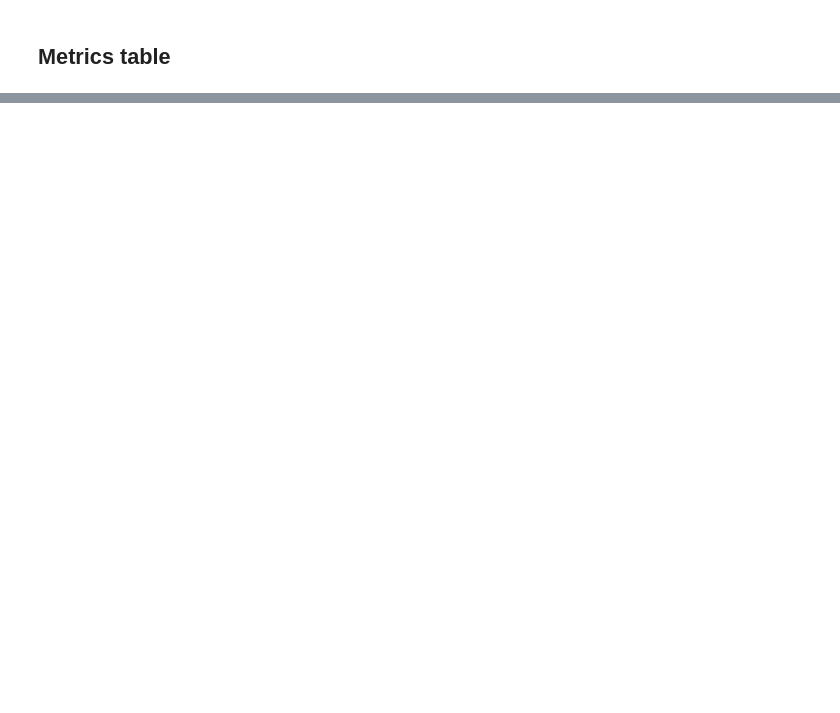
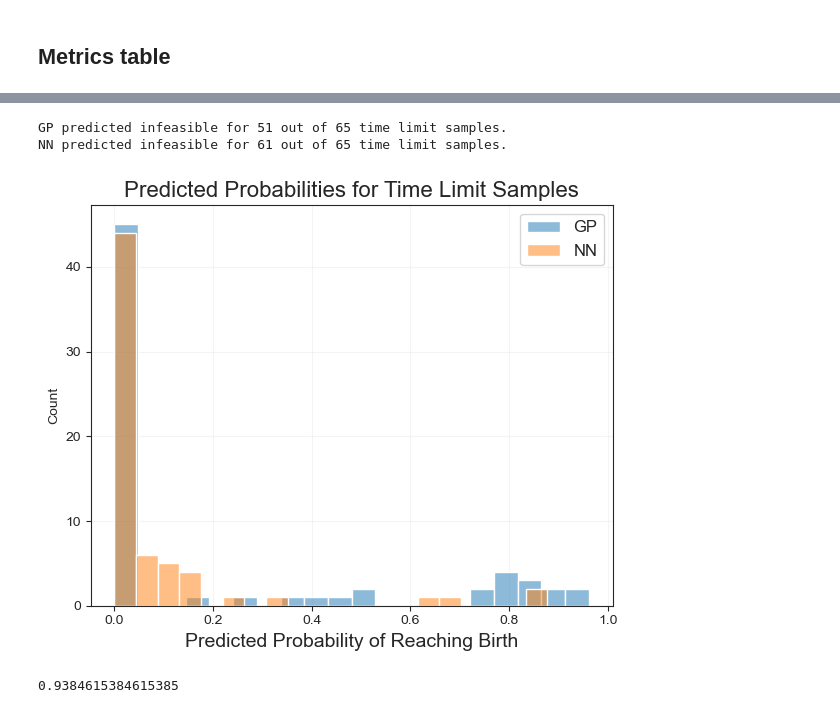
Before and after one commit to diogo-f-oliveira/deb-birth-prediction, a Jupyter notebook: notebooks/Test Set Results.ipynb, the cells around one changed output, grey strips where cells are left out. Saved outputs shown, nothing was run; the diff lists cells and outputs as text; code cells hidden in the pictures; blank space fills up the shorter version.

```diff
--- a/notebooks/Test Set Results.ipynb
+++ b/notebooks/Test Set Results.ipynb
@@ -93,2 +157,7 @@ nn_test_set_preds = torch.round(nn_test_set_probs)
 # %% [markdown]
 # Test set comparison
+# %%
+# Load test set
+data_dir = gp_train_cfg.data_dir
+test_df = pd.read_csv(data_dir / "test.csv")
+test_df
@@ -183,0 +359,4 @@ for ext in ["png", "pdf", "svg"]:
+# %%
+# Get indices of samples that halted due to time limit
+time_limit_indices = np.where(test_df['error_type'] == 'time_limit_reached')
+time_limit_indices
@@ -183,0 +390,37 @@ for ext in ["png", "pdf", "svg"]:
+# %%
+# Check if models predicted infeasible for time limit samples
+gp_time_limit_preds = gp_test_set_preds[time_limit_indices]
+nn_time_limit_preds = nn_test_set_preds[time_limit_indices]
+
+gp_infeasible_count = np.sum(gp_time_limit_preds == 0)
+nn_infeasible_count = torch.sum(nn_time_limit_preds == 0)
+
+print(f"GP predicted infeasible for {gp_infeasible_count} out of {len(time_limit_indices[0])} time limit samples.")
+print(f"NN predicted infeasible for {nn_infeasible_count} out of {len(time_limit_indices[0])} time limit samples.")
+# %% [output]
+GP predicted infeasible for 51 out of 65 time limit samples.
+NN predicted infeasible for 61 out of 65 time limit samples.
+# %%
+gp_time_limit_probs = gp_test_set_probs[time_limit_indices]
+nn_time_limit_probs = nn_test_set_probs[time_limit_indices]
+
+# PLot histogram of probabilities for time limit samples
+fig, ax = plt.subplots(figsize=(6, 5))
+# ax.hist(gp_time_limit_probs[:, 1], bins=20, alpha=0.5, label='GP', color='tab:blue')
+if isinstance(nn_time_limit_probs, torch.Tensor):
+    nn_time_limit_probs = nn_time_limit_probs.cpu().detach().numpy()
+# ax.hist(nn_time_limit_probs.squeeze(), bins=20, alpha=0.5, label='NN', color='tab:orange')
+sns.histplot(gp_time_limit_probs[:, 1], bins=20, alpha=0.5, label='GP')
+sns.histplot(nn_time_limit_probs.squeeze(), bins=20, alpha=0.5, label='NN')
+ax.set_xlabel("Predicted Probability of Reaching Birth", fontsize=14)
+# ax.set_ylabel("Count", fontsize=14)
+ax.set_title("Predicted Probabilities for Time Limit Samples", fontsize=16)
+ax.legend(loc="best", fontsize=12)
+ax.grid(alpha=0.2)
+fig.tight_layout()
+# %% [output]
+[figure, added]
+# %%
+61/65
+# %% [output]
+0.9384615384615385
```
Also changed, not shown: parts of 31 cells of this notebook.
